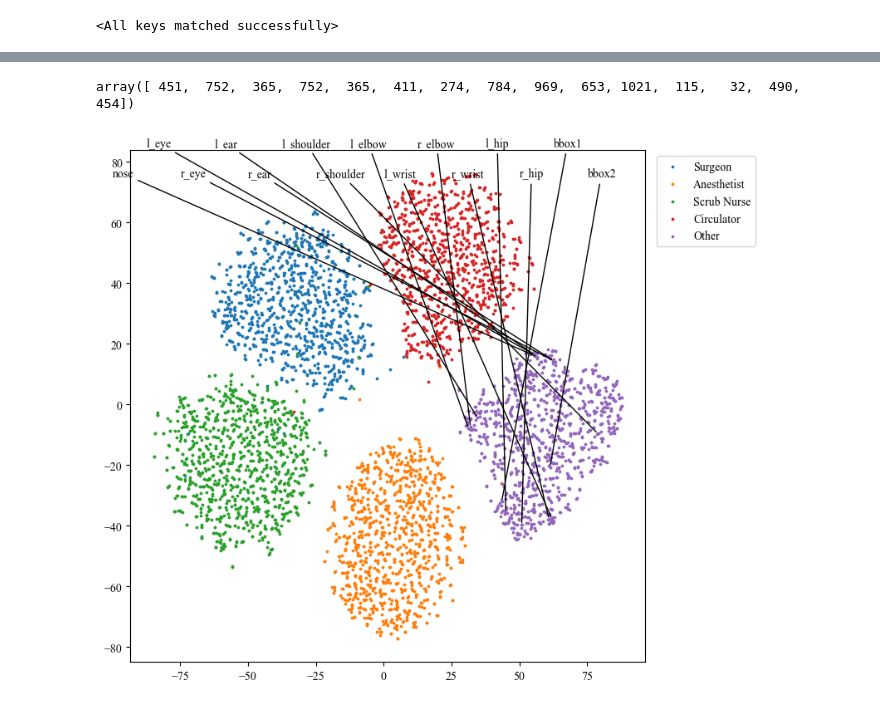
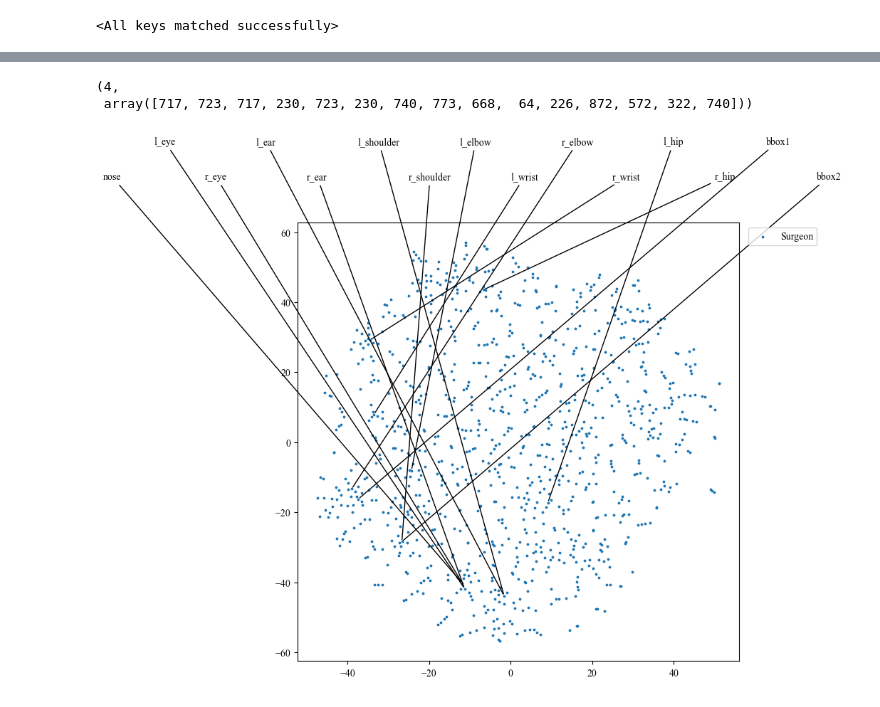
Before and after one commit to kojikojiprg/har-for-or, a Jupyter notebook: notebooks/pred_invididual.ipynb, the cells around one changed output, grey strips where cells are left out. Drawn from its saved outputs; the diff is of its cells as text; code cells hidden in the pictures.

```diff
--- a/notebooks/pred_invididual.ipynb
+++ b/notebooks/pred_invididual.ipynb
@@ -61,7 +59,7 @@ dataset = dataset.batched(1)
 dataloader = WebLoader(dataset, num_workers=1)
 
 # load model
-model = SQVAE(config)
+model = CSQVAE(config)
 model.configure_model()
 model = model.to(device)
 
@@ -103,7 +99,7 @@ stride = config.stride
 video_path = f"{data_dirs[0]}.mp4"
 cap = video.Capture(video_path)
 n_start_frame = 0
-max_n_frame = 30 * 180
+max_n_frame = 30 * 60
 # max_n_frame = cap.frame_count
 frame_size = cap.size
 
@@ -255,7 +255,7 @@ book_idxs = np.array([r["book_idx"] for r in results])
 labels = np.array(latent_features["label"])
 
 latent_idx_counts = {
-    i: np.array([[0 for k in range(config.book_size)] for j in range(n_pts * 2)])
+    i: np.array([[0 for k in range(config.book_size)] for j in range(n_pts)])
     for i in range(config.n_clusters)
 }
 for label, book_idx in zip(labels, book_idxs):
@@ -266,7 +266,7 @@ for label, counts in latent_idx_counts.items():
     print(label)
     plt.figure(figsize=(12, 4))
     cm = np.array(counts)
-    cm = cm / cm.sum(axis=0).reshape(1, -1)
+    cm = cm / cm.sum(axis=1).reshape(-1, 1)
     sns.heatmap(cm, cmap="Blues", vmax=1.0, vmin=0.0)
     plt.show()
 # %% [output]
@@ -283,9 +283,11 @@ for label, counts in latent_idx_counts.items():
 # %%
-books = {i: book.detach().cpu().numpy() for i, book in enumerate(model.quantizer.books)}
-X = np.array([book for book in books.values()]).reshape(-1, config.latent_ndim)
-labels = np.array(
-    [[c for _ in range(config.book_size)] for c in range(config.n_clusters)]
-).ravel()
+# books = {i: book.detach().cpu().numpy() for i, book in enumerate(model.quantizer.books)}
+# X = np.array([book for book in books.values()]).reshape(-1, config.latent_ndim)
+# labels = np.array(
+#     [[c for _ in range(config.book_size)] for c in range(config.n_clusters)]
+# ).ravel()
+X = model.quantizer.book.detach().cpu().numpy()
+labels = np.array([0 for _ in range(config.book_size)]).ravel()
 # %%
 point_texts = {
     0: ["nose", (-100, 75)],
@@ -307,9 +309,10 @@ point_texts = {
 # %%
 target_label = result["label"]
 target_book_idxs = result["book_idx"]
-target_book_idxs
+target_label, target_book_idxs
 # %% [output]
-array([ 451,  752,  365,  752,  365,  411,  274,  784,  969,  653, 1021,  115,   32,  490,  454])
+(4,
+ array([717, 723, 717, 230, 723, 230, 740, 773, 668,  64, 226, 872, 572, 322, 740]))
 # %%
 from sklearn.manifold import TSNE
 
@@ -326,51 +329,51 @@ def plot_tsne(
     lut=None,
     legend=True,
 ):
     tsne = TSNE(n_components=2, random_state=42, perplexity=perplexity, max_iter=1000)
     embedded = tsne.fit_transform(X)
     unique_labels = np.unique(labels)
     cm = plt.get_cmap(cmap, lut)
     plt.figure(figsize=(8, 8))
     for label in unique_labels:
         x = embedded[labels == label]
         if lut is not None:
             ci = np.where(unique_labels == label)[0].item()
         else:
             ci = int(label)
         c = cm(ci)
         plt.scatter(x.T[0], x.T[1], s=3, c=c, label=classes[label])
 
-        if label == target_label:
-            for i, idx in enumerate(target_book_idxs):
-                xi = x.T[0, idx]
-                yi = x.T[1, idx]
-                txt = point_texts[i][0]
-                txt_xy = point_texts[i][1]
-                plt.annotate(
-                    txt,
-                    (xi, yi),
-                    txt_xy,
-                    arrowprops=dict(
-                        arrowstyle="-",
-                        # width=0.05,
-                        # headwidth=0.05,
-                        # headlength=0.05,
-                        connectionstyle="arc3",
-                        facecolor="black",
-                        edgecolor="black",
-                    ),
-                )
+        # if label == target_label:
+        for i, idx in enumerate(target_book_idxs):
+            xi = x.T[0, idx]
+            yi = x.T[1, idx]
+            txt = point_texts[i][0]
+            txt_xy = point_texts[i][1]
+            plt.annotate(
+                txt,
+                (xi, yi),
+                txt_xy,
+                arrowprops=dict(
+                    arrowstyle="-",
+                    # width=0.05,
+                    # headwidth=0.05,
+                    # headlength=0.05,
+                    connectionstyle="arc3",
+                    facecolor="black",
+                    edgecolor="black",
+                ),
+            )
     if legend:
         plt.legend(bbox_to_anchor=(1.01, 1), loc="upper left")
     if figpath is not None:
         plt.savefig(figpath, bbox_inches="tight", dpi=300)
     if is_show:
         plt.show()
     plt.close()
 
 
 plot_tsne(
     target_label, target_book_idxs, X, labels, classes, is_show=True, cmap="tab10"
 )
 # %% [output]
-[figure, old version]
+[figure, new version]
```
Also changed, not shown: parts of 10 cells of this notebook.
